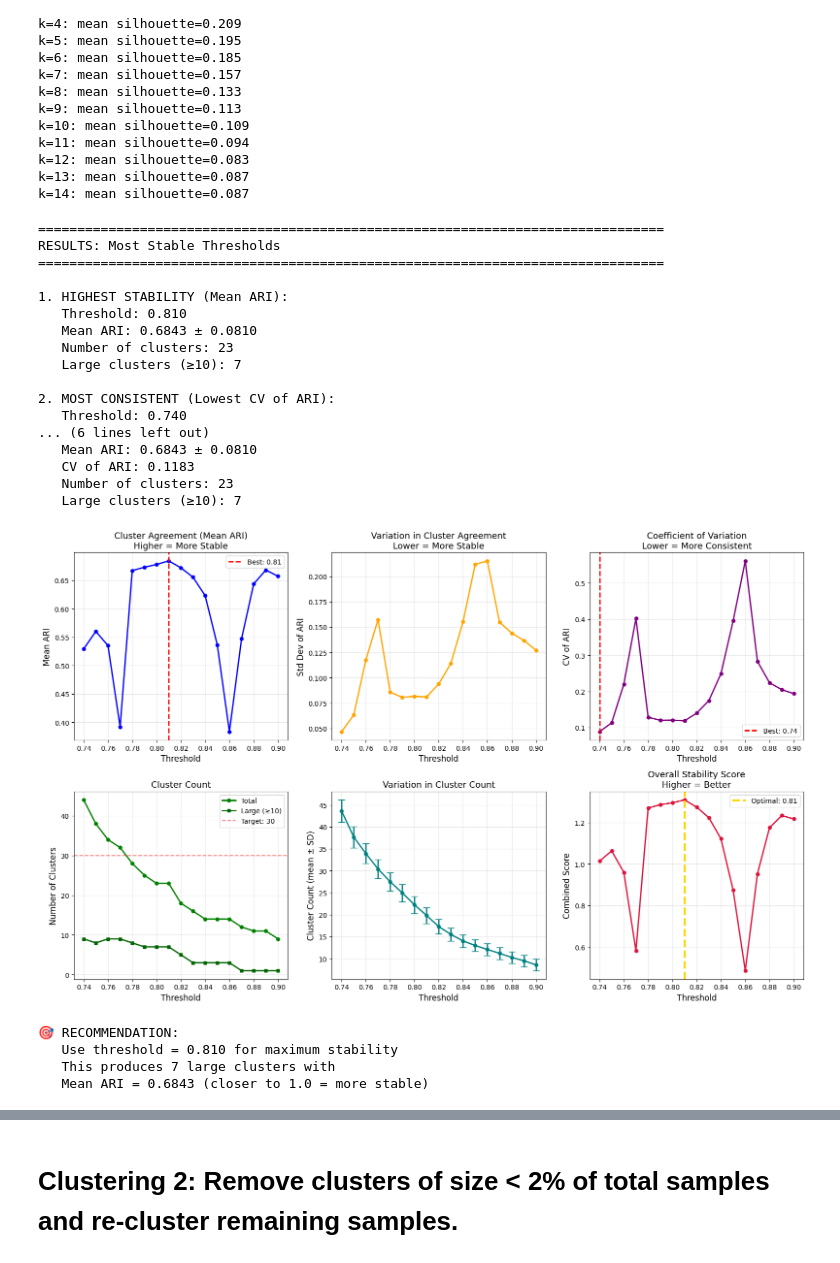
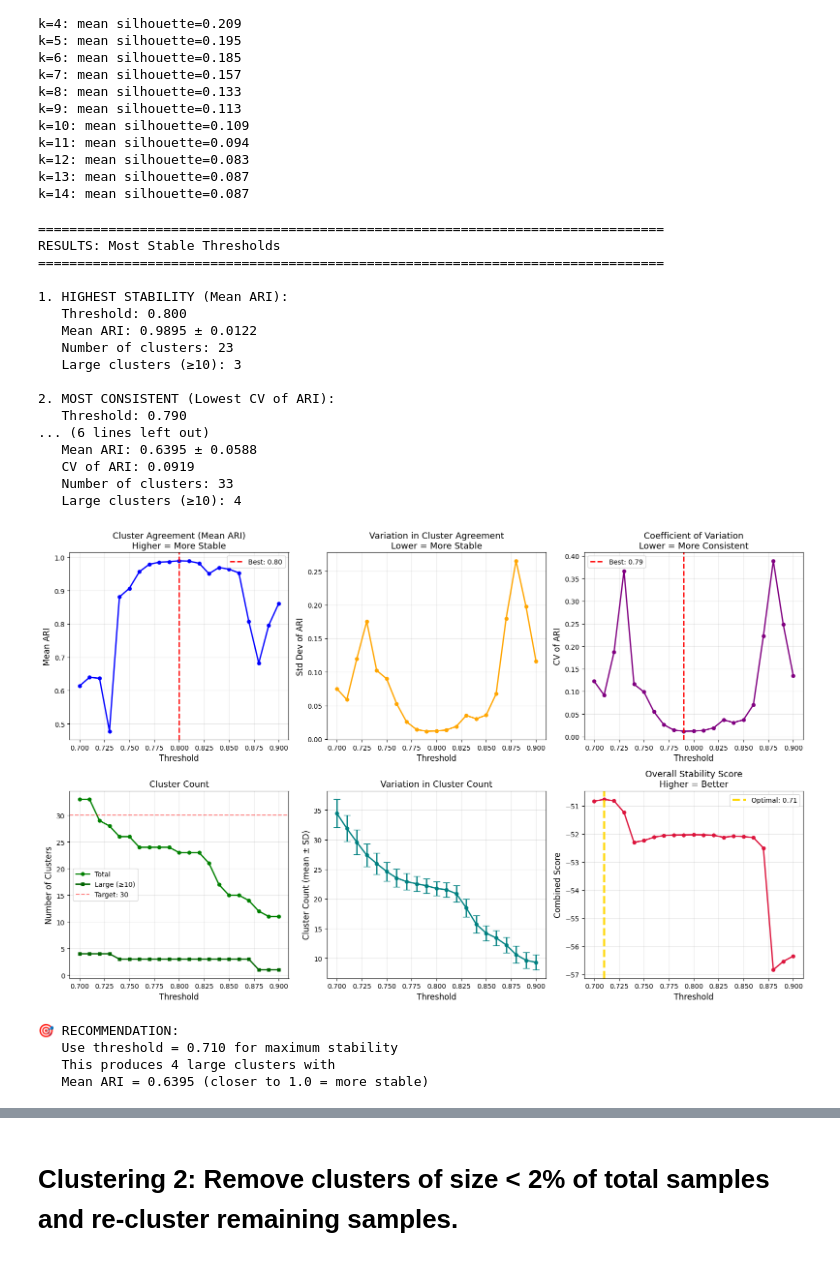
Before and after one commit to jppeirce/ltrm_fish, a Jupyter notebook: 2cluster_analysis.ipynb, the cells around one changed output, grey strips where cells are left out. Saved outputs shown, nothing was run; the diff lists cells and outputs as text; code cells hidden in the pictures.

```diff
--- a/2cluster_analysis.ipynb
+++ b/2cluster_analysis.ipynb
@@ -85,9 +85,9 @@ from joblib import Parallel, delayed
 import fastcluster  # faster C++ linkage implementation (same API shape)
 from sklearn.metrics import adjusted_rand_score
 
-thresholds = np.arange(0.74, 0.90, 0.01)
+thresholds = np.arange(0.70, 0.90, 0.01)
 n_bootstrap = 1000
-sample_frac = 0.90
+sample_frac = 0.80
 n_samples = len(fish_df)
 sample_size = int(n_samples * sample_frac)
 
@@ -141,7 +141,7 @@ for i, threshold in enumerate(thresholds):
     stability_results.append({
         'threshold': threshold,
         'num_clusters': len(cluster_sizes),
-        'num_large_clusters': (cluster_sizes >= 10).sum(),
+        'num_large_clusters': (cluster_sizes >= 40).sum(),
         'mean_ari': mean_ari[i],
         'std_ari': std_ari[i],
         'cv_ari': cv_ari[i] if mean_ari[i] > 0 else np.inf,
@@ -179,7 +179,7 @@ stability_df['combined_score'] = (
     stability_df['mean_ari'] * 2 -  # Maximize agreement
     stability_df['cv_ari'] * 0.5
     # -  # Minimize variation
-#     - abs(stability_df['num_large_clusters'] - 24) * 2  # Prefer ~15 large clusters
+     - abs(stability_df['num_large_clusters'] - 30) * 2  # Prefer ~15 large clusters
 )
 
 best_combined = stability_df.loc[stability_df['combined_score'].idxmax()]
@@ -242,49 +242,49 @@ axes[1, 1].errorbar(stability_df['threshold'], stability_df['mean_num_clusters']
 axes[1, 1].set_xlabel('Threshold', fontsize=12)
 axes[1, 1].set_ylabel('Cluster Count (mean ± SD)', fontsize=12)
 axes[1, 1].set_title('Variation in Cluster Count', fontsize=13)
 axes[1, 1].grid(True, alpha=0.3)
 
 # Plot 6: Combined score
 axes[1, 2].plot(stability_df['threshold'], stability_df['combined_score'],
                 'crimson', marker='o', markersize=5, linewidth=2)
 axes[1, 2].axvline(best_combined['threshold'], color='gold', linestyle='--',
                    linewidth=3, label=f"Optimal: {best_combined['threshold']:.2f}")
 axes[1, 2].set_xlabel('Threshold', fontsize=12)
 axes[1, 2].set_ylabel('Combined Score', fontsize=12)
 axes[1, 2].set_title('Overall Stability Score\nHigher = Better', fontsize=13)
 axes[1, 2].legend()
 axes[1, 2].grid(True, alpha=0.3)
 
 plt.tight_layout()
 plt.show()
 
 print("🎯 RECOMMENDATION:")
-print(f"   Use threshold = {best_ari['threshold']:.3f} for maximum stability")
-print(f"   This produces {best_ari['num_large_clusters']:.0f} large clusters with")
-print(f"   Mean ARI = {best_ari['mean_ari']:.4f} (closer to 1.0 = more stable)")
+print(f"   Use threshold = {best_combined['threshold']:.3f} for maximum stability")
+print(f"   This produces {best_combined['num_large_clusters']:.0f} large clusters with")
+print(f"   Mean ARI = {best_combined['mean_ari']:.4f} (closer to 1.0 = more stable)")
 # %% [output]
 ================================================================================
 RESULTS: Most Stable Thresholds
 ================================================================================
 
 1. HIGHEST STABILITY (Mean ARI):
-   Threshold: 0.810
-   Mean ARI: 0.6843 ± 0.0810
+   Threshold: 0.800
+   Mean ARI: 0.9895 ± 0.0122
    Number of clusters: 23
-   Large clusters (≥10): 7
+   Large clusters (≥10): 3
 
 2. MOST CONSISTENT (Lowest CV of ARI):
-   Threshold: 0.740
+   Threshold: 0.790
 ... (6 lines left out)
-   Mean ARI: 0.6843 ± 0.0810
-   CV of ARI: 0.1183
-   Number of clusters: 23
-   Large clusters (≥10): 7
+   Mean ARI: 0.6395 ± 0.0588
+   CV of ARI: 0.0919
+   Number of clusters: 33
+   Large clusters (≥10): 4
-[figure, old version]
+[figure, new version]
 🎯 RECOMMENDATION:
-   Use threshold = 0.810 for maximum stability
-   This produces 7 large clusters with
-   Mean ARI = 0.6843 (closer to 1.0 = more stable)
+   Use threshold = 0.710 for maximum stability
+   This produces 4 large clusters with
+   Mean ARI = 0.6395 (closer to 1.0 = more stable)
 # %%
 from scipy.cluster.hierarchy import dendrogram
 
```
Also changed, not shown: parts of 8 cells of this notebook, 5 other files.
